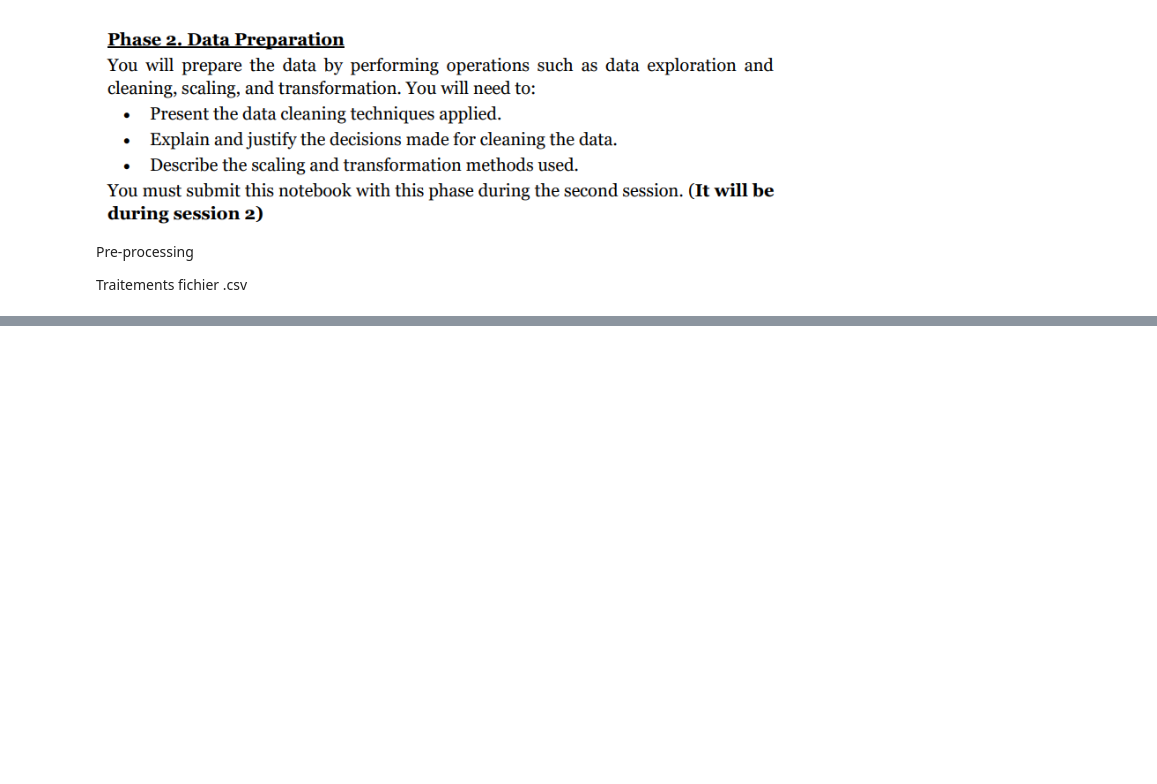
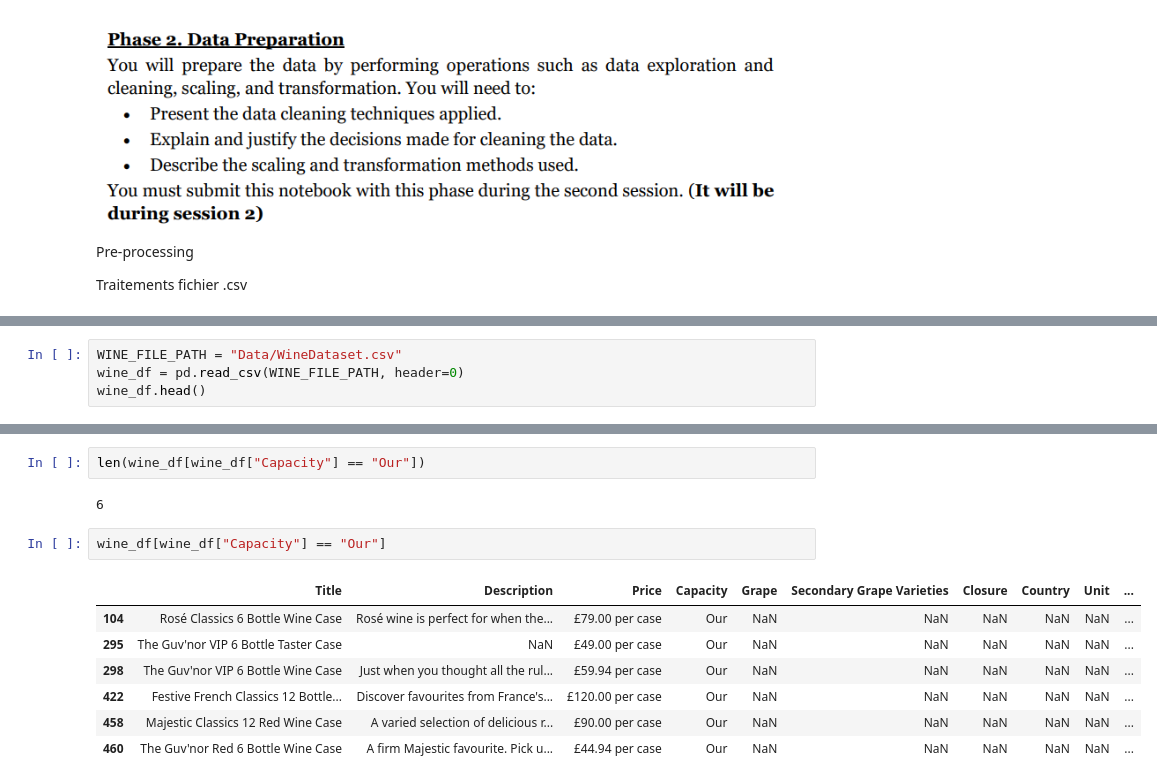
Before and after one commit to pierreLouisClv/Spochify, a Jupyter notebook: Spochify.ipynb, the cells around one changed output, grey strips where cells are left out. Cells and saved outputs as stored; diff of their text form; blank space fills up the shorter version.

```diff
--- a/Spochify.ipynb
+++ b/Spochify.ipynb
@@ -57,0 +16,4 @@ dtype: object
+# %%
+WINE_FILE_PATH = "Data/WineDataset.csv"
+wine_df = pd.read_csv(WINE_FILE_PATH, header=0)
+wine_df.head()
@@ -91,0 +91,14 @@ dtype: int64
+# %%
+len(wine_df[wine_df["Capacity"] == "Our"])
+# %% [output]
+6
+# %%
+wine_df[wine_df["Capacity"] == "Our"]
+# %% [output]
+|  | Title | Description | Price | Capacity | Grape | Secondary Grape Varieties | Closure | Country | Unit | ... |
+| 104 | Rosé Classics 6 Bottle Wine Case | Rosé wine is perfect for when the... | £79.00 per case | Our | NaN | NaN | NaN | NaN | NaN | ... |
+| 295 | The Guv'nor VIP 6 Bottle Taster Case | NaN | £49.00 per case | Our | NaN | NaN | NaN | NaN | NaN | ... |
+| 298 | The Guv'nor VIP 6 Bottle Wine Case | Just when you thought all the rul... | £59.94 per case | Our | NaN | NaN | NaN | NaN | NaN | ... |
+| 422 | Festive French Classics 12 Bottle... | Discover favourites from France's... | £120.00 per case | Our | NaN | NaN | NaN | NaN | NaN | ... |
+| 458 | Majestic Classics 12 Red Wine Case | A varied selection of delicious r... | £90.00 per case | Our | NaN | NaN | NaN | NaN | NaN | ... |
+| 460 | The Guv'nor Red 6 Bottle Wine Case | A firm Majestic favourite. Pick u... | £44.94 per case | Our | NaN | NaN | NaN | NaN | NaN | ... |
```
Also changed, not shown: parts of 24 cells of this notebook.
